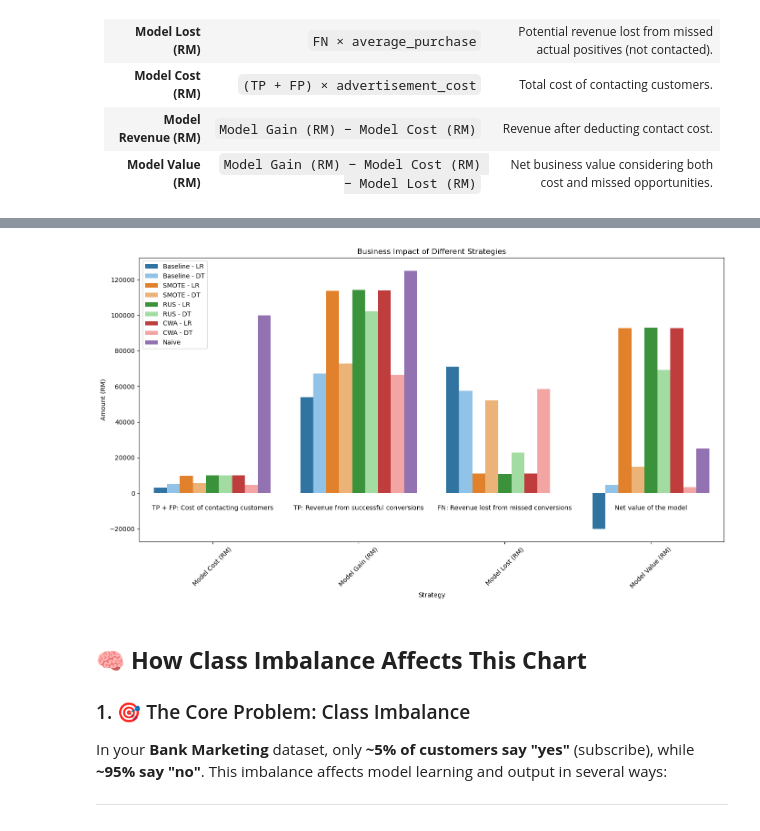
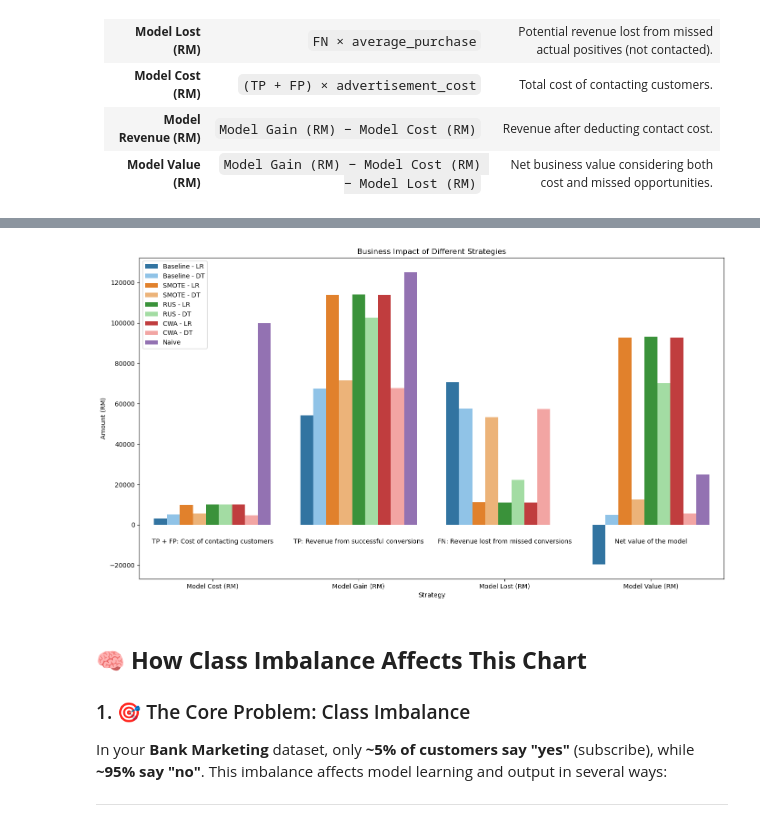
Before and after one commit to hathimazman/MachineLearning_Project2, a Jupyter notebook: Project.ipynb, the cells around one changed output, grey strips where cells are left out. Drawn from its saved outputs; the diff is of its cells as text; code cells hidden in the pictures.

```diff
--- a/Project.ipynb
+++ b/Project.ipynb
@@ -848,35 +848,34 @@ unpivoted_comparison_df = comparison_df.melt(id_vars=['Strategy', 'Total Custome
 
 # Colour mapping for the bar plot
 colour_mapping = {
     "Baseline - LR": '#1f77b4',  # Blue
     "Baseline - DT": "#82c5f5", # Light Blue
     "SMOTE - LR": '#ff7f0e',  # Orange
     "SMOTE - DT": "#ffb366",  # Light Orange
     "RUS - LR": '#2ca02c',  # Green
     "RUS - DT": "#99e699",  # Light Green
     "CWA - LR": "#d62728",  # Red
     "CWA - DT": "#ff9896",   # Light Red
     "Naive": "#9467bd"  # Purple
 }
 # Plot Strategy grouped by Model Cost, Model Gain, Model Lost and Model Value
 plt.figure(figsize=(14, 8))
 sns.barplot(data=unpivoted_comparison_df, x='Metric', y='Amount (RM)', hue='Strategy', palette=colour_mapping)
 plt.title('Business Impact of Different Strategies')
 
 # Text to indicate the relating confusion matrix metrics
 plt.text(0, -10000, 'TP + FP: Cost of contacting customers',ha='center', va='bottom')
 plt.text(1, -10000, 'TP: Revenue from successful conversions',ha='center', va='bottom')
 plt.text(2, -10000, 'FN: Revenue lost from missed conversions',ha='center', va='bottom')
 plt.text(3, -10000, 'Net value of the model',ha='center', va='bottom')
 
 plt.ylabel('Amount (RM)')
 plt.xlabel('Strategy')
-plt.xticks(rotation=45)
 plt.legend(loc='upper left')
 plt.tight_layout()
 plt.show()
 # %% [output]
-[figure, old version]
+[figure, new version]
 # %% [markdown]
 ## 🧠 **How Class Imbalance Affects This Chart**
 
```
Also changed, not shown: parts of 19 cells of this notebook.
